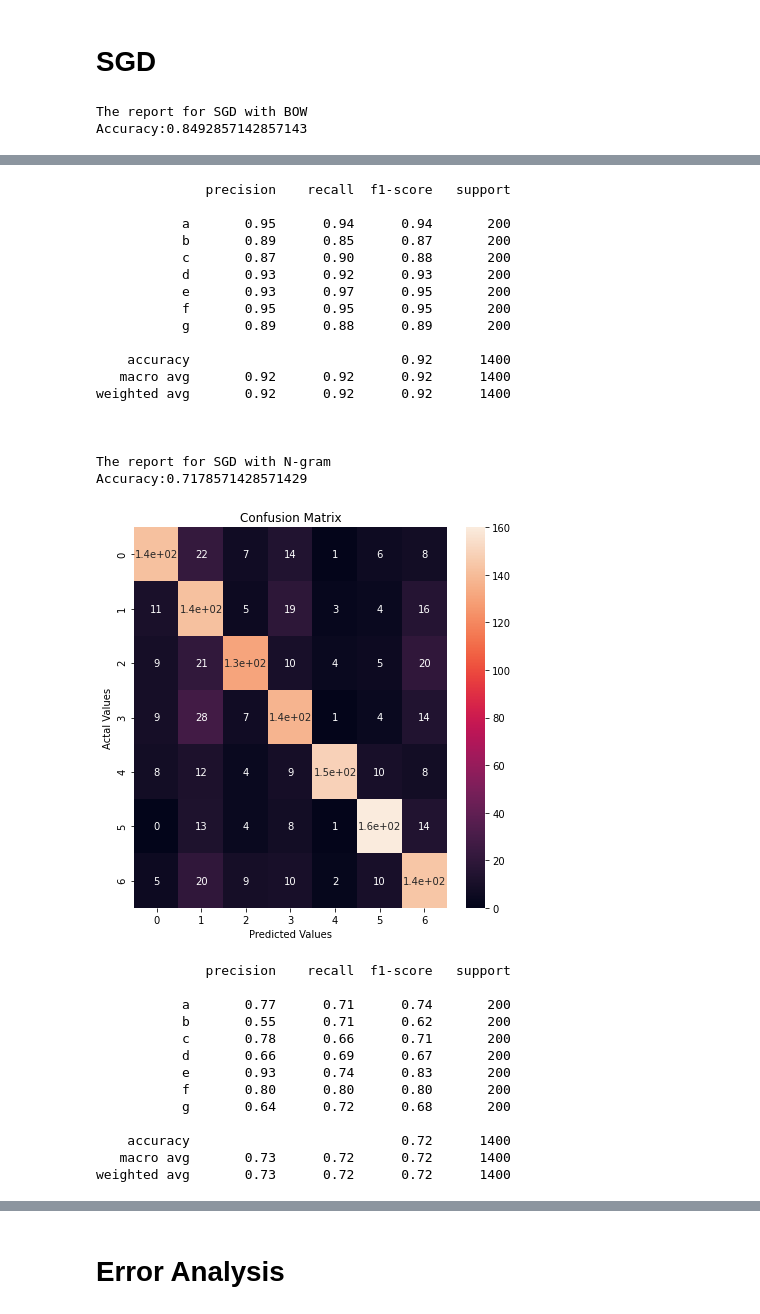
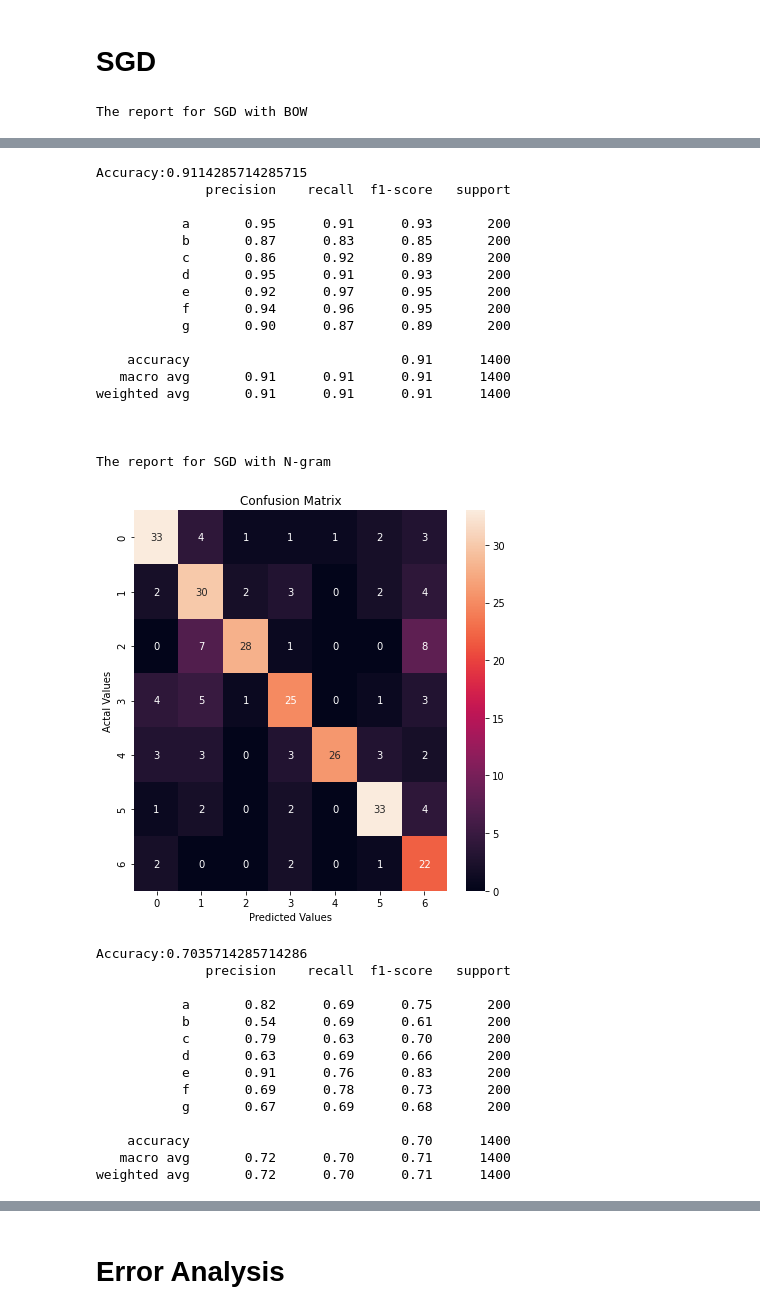
Before and after one commit to zhouzhouce/GNG5125, a Jupyter notebook: group_project1_classification/Group_Assignment1_Classification.ipynb, the cells around one changed output, grey strips where cells are left out. Cells and saved outputs as stored; diff of their text form; code cells hidden in the pictures.

```diff
--- a/group_project1_classification/Group_Assignment1_Classification.ipynb
+++ b/group_project1_classification/Group_Assignment1_Classification.ipynb
@@ -389,7 +392,13 @@ Requirement already satisfied: xgboost in d:\anaconda\lib\site-packages (1.7.3)
 Requirement already satisfied: numpy in d:\anaconda\lib\site-packages (from xgboost) (1.22.2)
 Requirement already satisfied: scipy in d:\anaconda\lib\site-packages (from xgboost) (1.5.2)
 # %%
-y_gx = le.fit_transform(y)
+from sklearn import preprocessing
+from xgboost import XGBClassifier
+
+le = preprocessing.LabelEncoder()
+y_xg = le.fit_transform(y)
+y_train_xg = le.fit_transform(y_train)
+y_test_xg = le.fit_transform(y_test)
 
 for key in vectorizer_dict:
     xgboots_cfl = Pipeline([
@@ -398,7 +407,7 @@ for key in vectorizer_dict:
     ])
 
     print('The report for XGboots with ' + key)
-    analysis(xgboots_cfl, x, y_gx)
+    analysis(xgboots_cfl, x, y_xg, x_train, x_test, y_train_xg, y_test_xg)
 
     print('')
     print('')
@@ -489,7 +498,7 @@ for key in vectorizer_dict:
         ('clf',  DecisionTreeClassifier(max_depth = best_depth))
         ])
 
-    analysis(best_dt, x, y)
+    analysis(best_dt, x, y, x_train, x_test, y_train, y_test)
 
     print('')
     print('')
@@ -563,7 +572,7 @@ for key in vectorizer_dict:
     ])
 
     print('The report for SVM.SVC with ' + key)
-    analysis(svc_cfl, x, y)
+    analysis(svc_cfl, x, y, x_train, x_test, y_train, y_test)
 
     print('')
     print('')
@@ -634,7 +643,7 @@ for key in vectorizer_dict:
     ])
 
     print('The report for LinearSVC with ' + key)
-    analysis(linearsvc_cfl, x, y)
+    analysis(linearsvc_cfl, x, y, x_train, x_test, y_train, y_test)
 
     print('')
     print('')
@@ -705,10 +714,9 @@ for key in vectorizer_dict:
     ])
 
     print('The report for SGD with ' + key)
-    analysis(linearsvc_cfl, x, y)
+    analysis(linearsvc_cfl, x, y, x_train, x_test, y_train, y_test)
 
     print('')
     print('')
 # %% [output]
 The report for SGD with BOW
-Accuracy:0.8492857142857143
@@ -735,33 +743,34 @@ Accuracy:0.9157142857142857
+Accuracy:0.9114285714285715
               precision    recall  f1-score   support
 
-           a       0.95      0.94      0.94       200
-           b       0.89      0.85      0.87       200
-           c       0.87      0.90      0.88       200
-           d       0.93      0.92      0.93       200
-           e       0.93      0.97      0.95       200
-           f       0.95      0.95      0.95       200
-           g       0.89      0.88      0.89       200
+           a       0.95      0.91      0.93       200
+           b       0.87      0.83      0.85       200
+           c       0.86      0.92      0.89       200
+           d       0.95      0.91      0.93       200
+           e       0.92      0.97      0.95       200
+           f       0.94      0.96      0.95       200
+           g       0.90      0.87      0.89       200
 
-    accuracy                           0.92      1400
-   macro avg       0.92      0.92      0.92      1400
-weighted avg       0.92      0.92      0.92      1400
+    accuracy                           0.91      1400
+   macro avg       0.91      0.91      0.91      1400
+weighted avg       0.91      0.91      0.91      1400
 
 
 
 The report for SGD with N-gram
-Accuracy:0.7178571428571429
-[figure, old version]
+[figure, new version]
+Accuracy:0.7035714285714286
               precision    recall  f1-score   support
 
-           a       0.77      0.71      0.74       200
-           b       0.55      0.71      0.62       200
-           c       0.78      0.66      0.71       200
-           d       0.66      0.69      0.67       200
-           e       0.93      0.74      0.83       200
-           f       0.80      0.80      0.80       200
-           g       0.64      0.72      0.68       200
+           a       0.82      0.69      0.75       200
+           b       0.54      0.69      0.61       200
+           c       0.79      0.63      0.70       200
+           d       0.63      0.69      0.66       200
+           e       0.91      0.76      0.83       200
+           f       0.69      0.78      0.73       200
+           g       0.67      0.69      0.68       200
 
-    accuracy                           0.72      1400
-   macro avg       0.73      0.72      0.72      1400
-weighted avg       0.73      0.72      0.72      1400
+    accuracy                           0.70      1400
+   macro avg       0.72      0.70      0.71      1400
+weighted avg       0.72      0.70      0.71      1400
 # %% [markdown]
```
Also changed, not shown: parts of 30 cells of this notebook.
